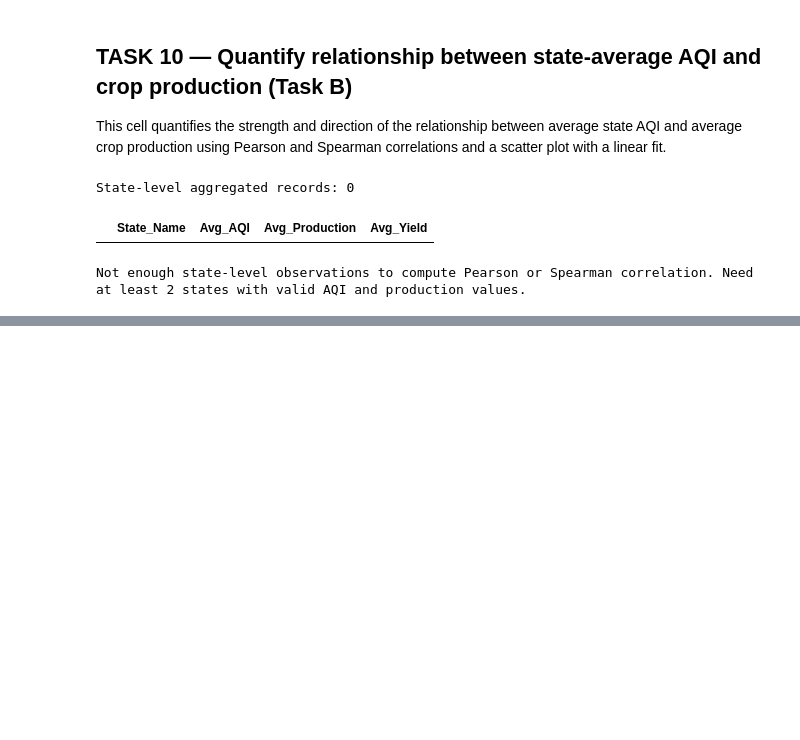
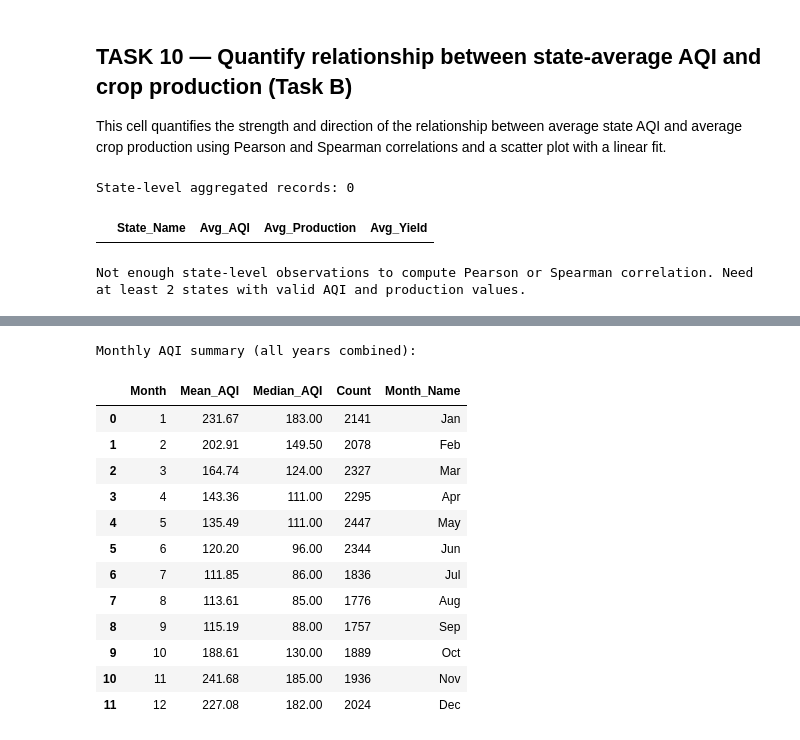
Before and after one commit to Akash04471/ML-lab-2547206, a Jupyter notebook: Machine_Learning_Lab_2.ipynb, the cells around one changed output, grey strips where cells are left out. Saved outputs shown, nothing was run; the diff lists cells and outputs as text; code cells hidden in the pictures; blank space fills up the shorter version.

```diff
--- a/Machine_Learning_Lab_2.ipynb
+++ b/Machine_Learning_Lab_2.ipynb
@@ -253,0 +258,38 @@ Not enough state-level observations to compute Pearson or Spearman correlation.
+# %%
+# Use a fresh city dataset for Task 7 analysis
+city_task7 = pd.read_csv('city_day.csv')
+city_task7['Date'] = pd.to_datetime(city_task7['Date'], errors='coerce')
+city_task7 = city_task7.dropna(subset=['Date', 'AQI']).copy()
+
+pollutants = ['PM2.5','PM10','NO','NO2','NOx','NH3','CO','SO2','O3','Benzene','Toluene','Xylene']
+for p in pollutants:
+    if p in city_task7.columns:
+        city_task7[p] = city_task7[p].fillna(city_task7[p].median())
+
+city_task7['Month'] = city_task7['Date'].dt.month
+city_task7['Month_Name'] = city_task7['Date'].dt.strftime('%b')
+
+monthly = city_task7.groupby('Month').agg(
+    Mean_AQI=('AQI','mean'),
+    Median_AQI=('AQI','median'),
+    Count=('AQI','count')
+).reset_index().sort_values('Month')
+monthly['Month_Name'] = monthly['Month'].apply(lambda m: pd.to_datetime(str(m), format='%m').strftime('%b'))
+
+print('Monthly AQI summary (all years combined):')
+display(monthly)
+# %% [output]
+Monthly AQI summary (all years combined):
+|  | Month | Mean_AQI | Median_AQI | Count | Month_Name |
+| 0 | 1 | 231.67 | 183.00 | 2141 | Jan |
+| 1 | 2 | 202.91 | 149.50 | 2078 | Feb |
+| 2 | 3 | 164.74 | 124.00 | 2327 | Mar |
+| 3 | 4 | 143.36 | 111.00 | 2295 | Apr |
+| 4 | 5 | 135.49 | 111.00 | 2447 | May |
+| 5 | 6 | 120.20 | 96.00 | 2344 | Jun |
+| 6 | 7 | 111.85 | 86.00 | 1836 | Jul |
+| 7 | 8 | 113.61 | 85.00 | 1776 | Aug |
+| 8 | 9 | 115.19 | 88.00 | 1757 | Sep |
+| 9 | 10 | 188.61 | 130.00 | 1889 | Oct |
+| 10 | 11 | 241.68 | 185.00 | 1936 | Nov |
+| 11 | 12 | 227.08 | 182.00 | 2024 | Dec |
```
Also changed, not shown: parts of 9 cells of this notebook.
